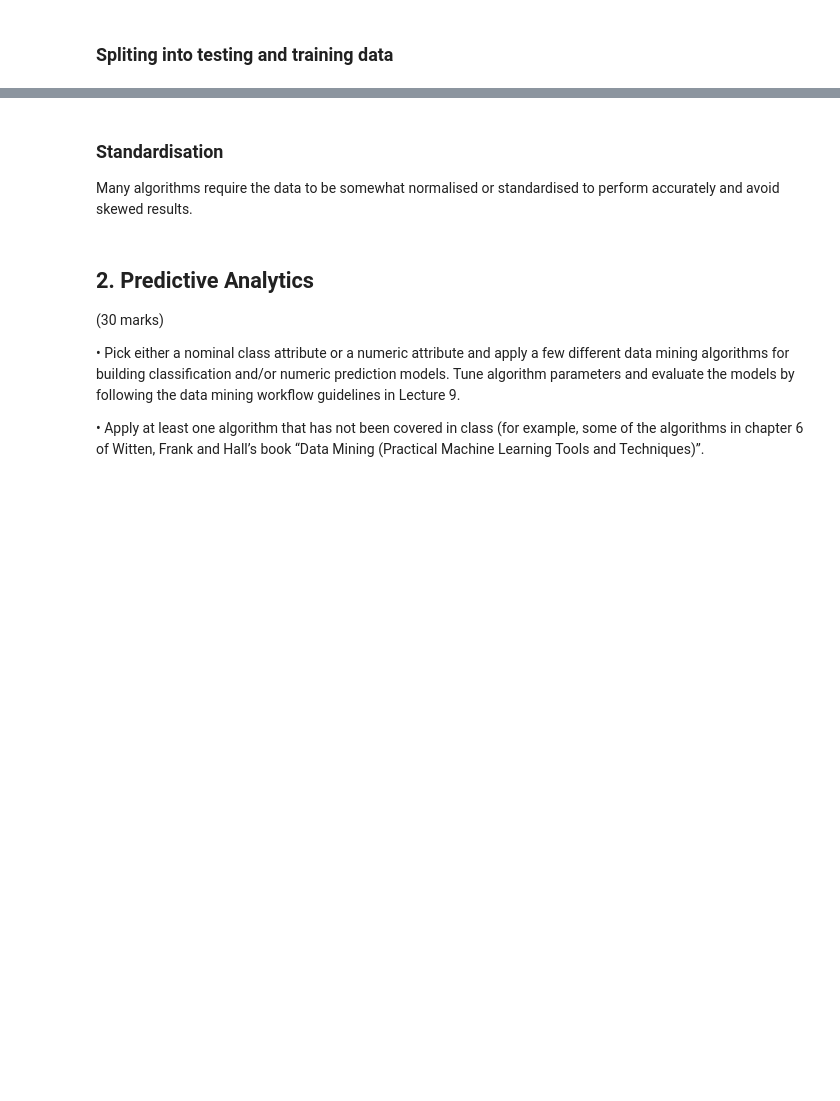
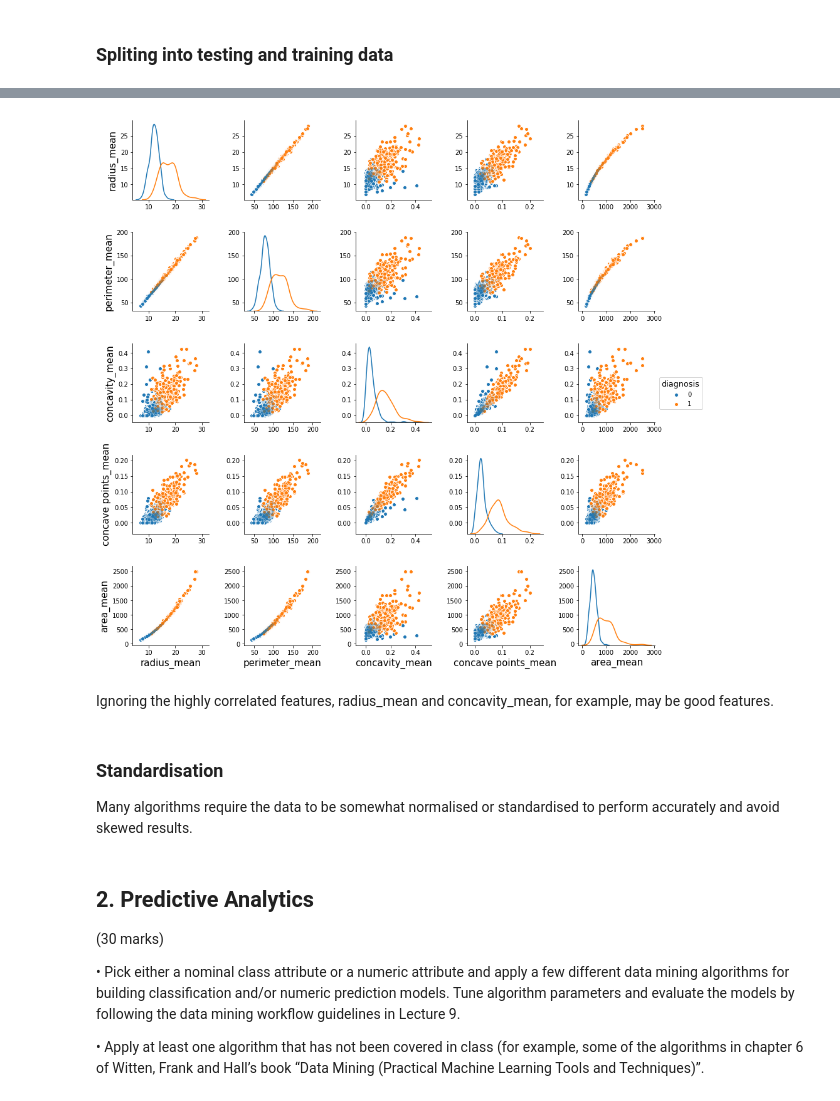
Before and after one commit to JonneyLloyd/data_mining, a Jupyter notebook: notebook.ipynb, the cells around one changed output, grey strips where cells are left out. Saved outputs shown, nothing was run; the diff lists cells and outputs as text; code cells hidden in the pictures; blank space fills up the shorter version.

```diff
--- a/notebook.ipynb
+++ b/notebook.ipynb
@@ -192,3 +254,10 @@ X_train, X_test, y_train, y_test = train_test_split(data[mean_labels], data['dia
+# %%
+g = sns.pairplot(clean_data, vars=['radius_mean', 'perimeter_mean', 'concavity_mean', 'concave points_mean', 'area_mean'], hue='diagnosis', diag_kind="kde")
+g = g.map_offdiag(plt.scatter, s=5, alpha=0.1)
+# %% [output]
+[figure, added]
+# %% [markdown]
+Ignoring the highly correlated features, radius_mean and concavity_mean, for example, may be good features.
 # %% [markdown]
 ### Standardisation
 Many algorithms require the data to be somewhat normalised or standardised to perform accurately and avoid skewed results.
```
Also changed, not shown: parts of 43 cells of this notebook.
